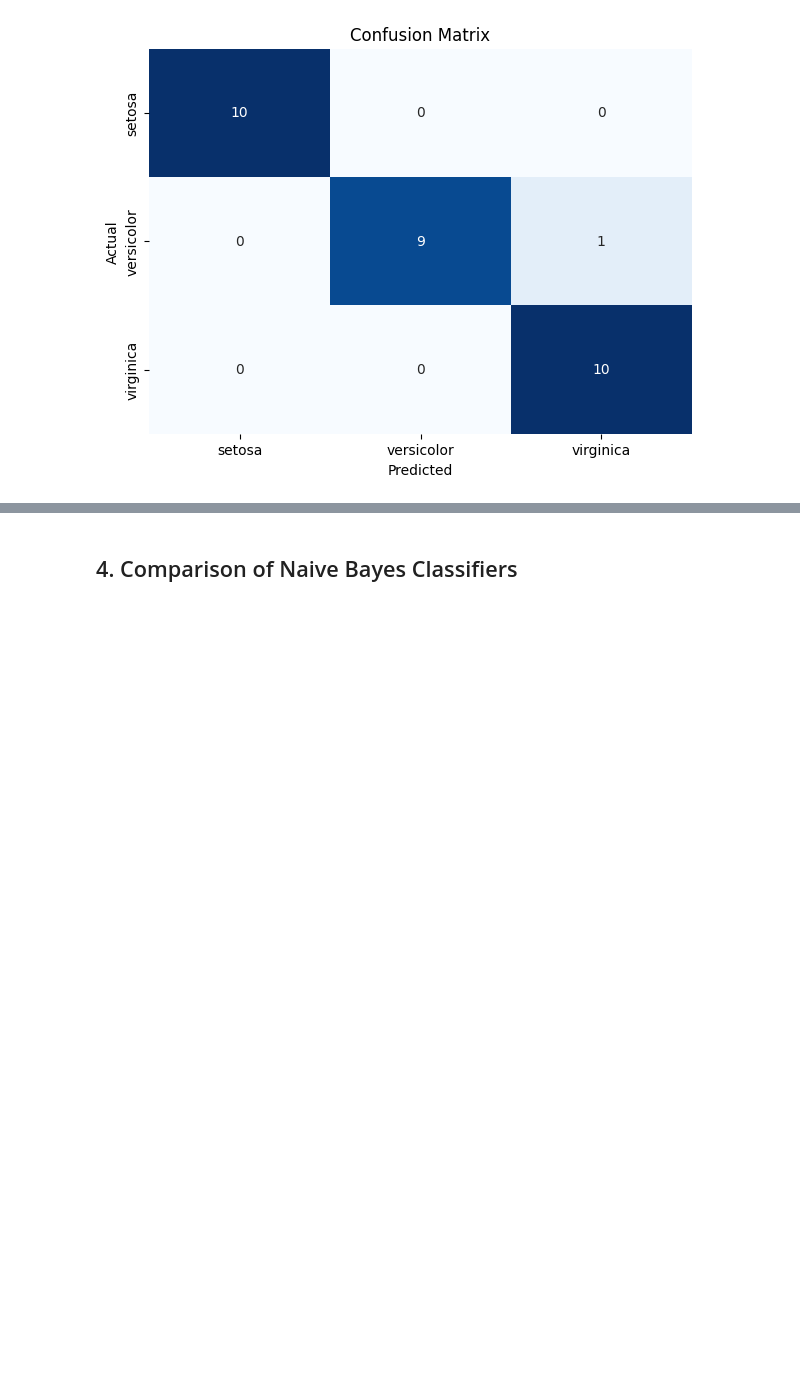
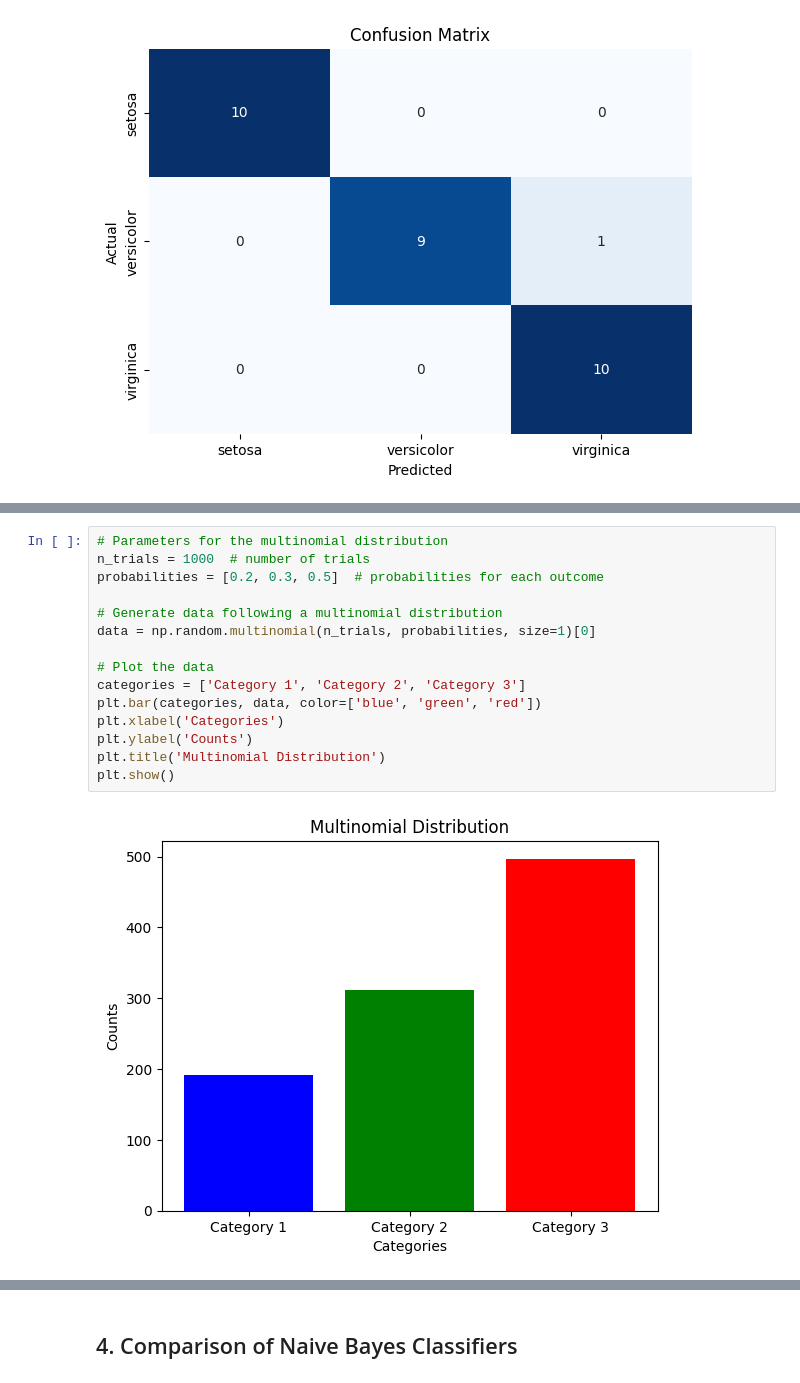
Before and after one commit to themarisolhernandez/ds-review-lessons, a Jupyter notebook: 10-naive-bayes-algorithm.ipynb, the cells around one changed output, grey strips where cells are left out. Cells and saved outputs as stored; diff of their text form; blank space fills up the shorter version.

```diff
--- a/10-naive-bayes-algorithm.ipynb
+++ b/10-naive-bayes-algorithm.ipynb
@@ -308,0 +331,17 @@ plt.show()
+# %%
+# Parameters for the multinomial distribution
+n_trials = 1000  # number of trials
+probabilities = [0.2, 0.3, 0.5]  # probabilities for each outcome
+
+# Generate data following a multinomial distribution
+data = np.random.multinomial(n_trials, probabilities, size=1)[0]
+
+# Plot the data
+categories = ['Category 1', 'Category 2', 'Category 3']
+plt.bar(categories, data, color=['blue', 'green', 'red'])
+plt.xlabel('Categories')
+plt.ylabel('Counts')
+plt.title('Multinomial Distribution')
+plt.show()
+# %% [output]
+[figure, added]
```
Also changed, not shown: parts of 57 cells of this notebook.
